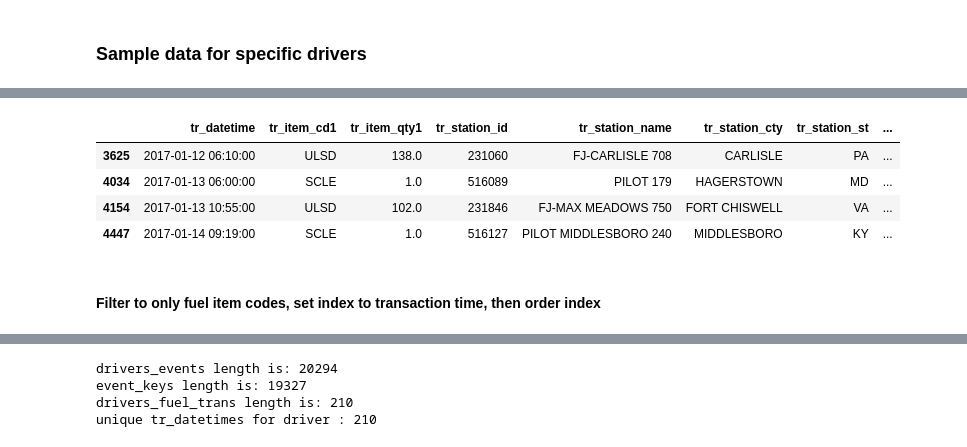
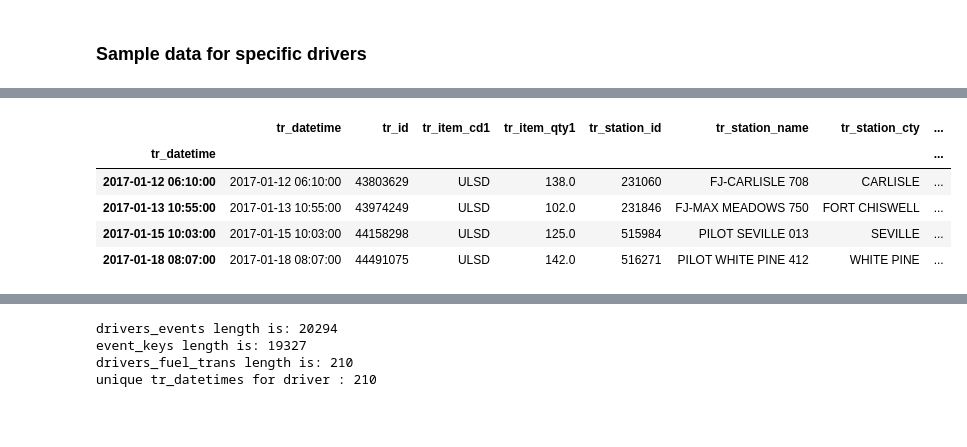
Before and after one commit to paulo-g-martinez/dq-6-fraud-detection, a Jupyter notebook: initial_import.ipynb, the cells around one changed output, grey strips where cells are left out. Saved outputs shown, nothing was run; the diff lists cells and outputs as text; code cells hidden in the pictures; blank space fills up the shorter version.

```diff
--- a/initial_import.ipynb
+++ b/initial_import.ipynb
@@ -432,8 +423,8 @@ dt_sizes.head(50).sort_index()
 # %% [markdown]
 ### Sample data for specific drivers
 # %%
-sample_drivers = ['EDWTI', 'CRES']
-sample_trucks = ['2014', '1772']
+sample_drivers = ['EDWTI']
+sample_trucks = ['2014']
 events_col_list = ['EventTimeStamp', 'Odometer', 'TankLevelPercent', 'IgnitionStatus', 'EFReportReason',
                    'Speed',  'TankLevelGallons', 'Latitude', 'Longitude', 'LocationTimeStamp',
                   'tankcap', 'EquipmentID', 'DriverID']
@@ -446,18 +457,21 @@ drivers_events = events_levels_df[sample_bool_series].loc[:, events_col_list].se
 # %%
-trans_col_list = ['tr_datetime', 'tr_id' 'tr_item_cd1', 'tr_item_qty1', 'tr_station_id',
+trans_col_list = ['tr_datetime', 'tr_id', 'tr_item_cd1', 'tr_item_qty1', 'tr_station_id',
                   'tr_station_name','tr_station_cty', 'tr_station_st', 'tr_drvr_code', 'tr_unit_id']
 
+# Filter to only specific driver and unit, set index to transaction time, then order index
 sample_tran_bool_series = np.logical_and(fuel_trans_df.tr_drvr_code.isin(sample_drivers),
                                    fuel_trans_df.tr_unit_id.isin(sample_trucks))
-drivers_trans = fuel_trans_df[sample_tran_bool_series].loc[:, trans_col_list].sort_values(['tr_datetime'])
+drivers_fuel_trans = fuel_trans_df[sample_tran_bool_series].loc[:, trans_col_list].set_index(
+    'tr_datetime', drop=False).sort_index()
+# Add the next tr_datetime column
+drivers_fuel_trans['next_tr_datetime'] = drivers_fuel_trans.tr_datetime.shift(-1)
 # %%
-drivers_trans[:4]
+drivers_fuel_trans[:4]
 # %% [output]
-|  | tr_datetime | tr_item_cd1 | tr_item_qty1 | tr_station_id | tr_station_name | tr_station_cty | tr_station_st | ... |
-| 3625 | 2017-01-12 06:10:00 | ULSD | 138.0 | 231060 | FJ-CARLISLE 708 | CARLISLE | PA | ... |
-| 4034 | 2017-01-13 06:00:00 | SCLE | 1.0 | 516089 | PILOT 179 | HAGERSTOWN | MD | ... |
-| 4154 | 2017-01-13 10:55:00 | ULSD | 102.0 | 231846 | FJ-MAX MEADOWS 750 | FORT CHISWELL | VA | ... |
-| 4447 | 2017-01-14 09:19:00 | SCLE | 1.0 | 516127 | PILOT MIDDLESBORO 240 | MIDDLESBORO | KY | ... |
+|  | tr_datetime | tr_id | tr_item_cd1 | tr_item_qty1 | tr_station_id | tr_station_name | tr_station_cty | ... |
+| tr_datetime |  |  |  |  |  |  |  | ... |
+| 2017-01-12 06:10:00 | 2017-01-12 06:10:00 | 43803629 | ULSD | 138.0 | 231060 | FJ-CARLISLE 708 | CARLISLE | ... |
+| 2017-01-13 10:55:00 | 2017-01-13 10:55:00 | 43974249 | ULSD | 102.0 | 231846 | FJ-MAX MEADOWS 750 | FORT CHISWELL | ... |
+| 2017-01-15 10:03:00 | 2017-01-15 10:03:00 | 44158298 | ULSD | 125.0 | 515984 | PILOT SEVILLE 013 | SEVILLE | ... |
+| 2017-01-18 08:07:00 | 2017-01-18 08:07:00 | 44491075 | ULSD | 142.0 | 516271 | PILOT WHITE PINE 412 | WHITE PINE | ... |
-# %% [markdown]
-#### Filter to only fuel item codes, set index to transaction time, then order index
 # %%
```
Also changed, not shown: parts of 10 cells of this notebook.
